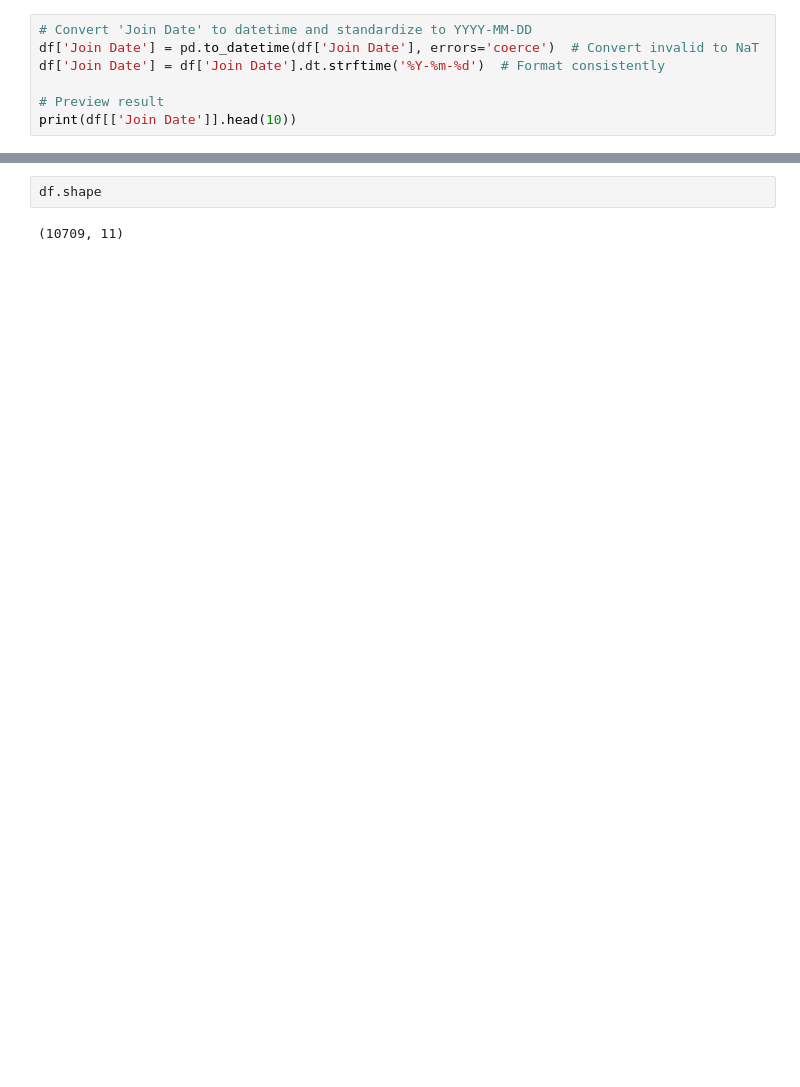
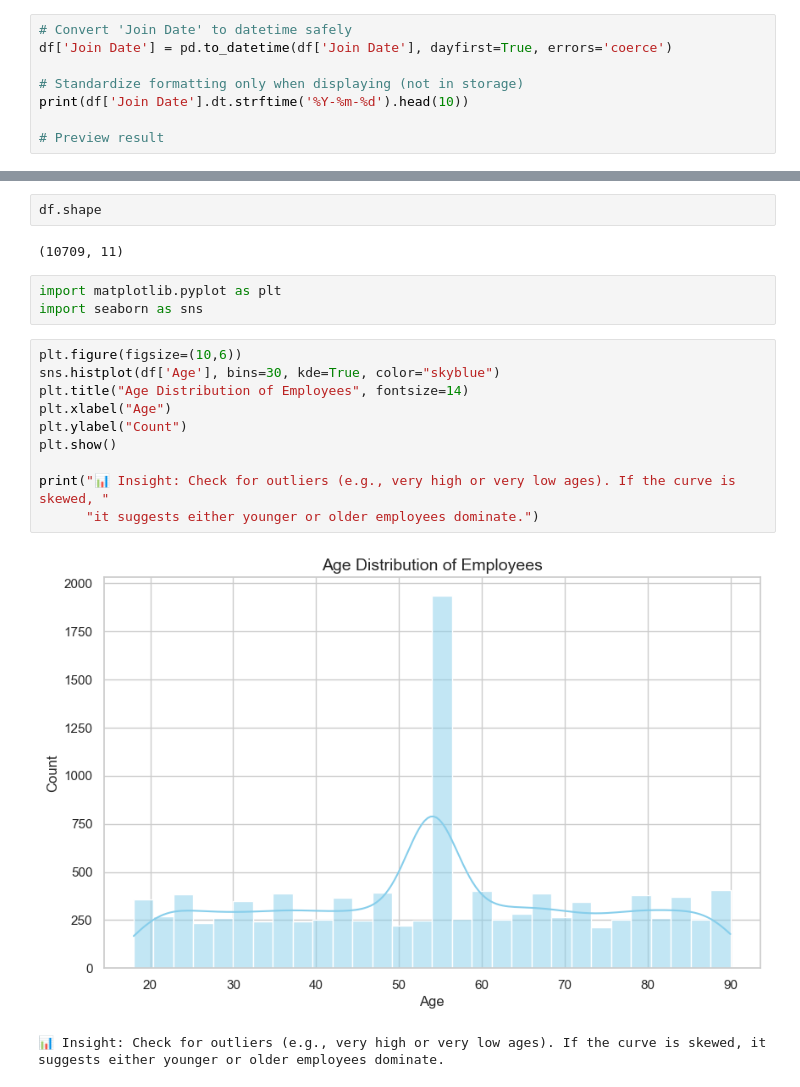
Before and after one commit to meenuzzz/Datahut-QA-Assignment, a Jupyter notebook: Datahut-QA-Assignment.ipynb, the cells around one changed output, grey strips where cells are left out. Cells and saved outputs as stored; diff of their text form; blank space fills up the shorter version.

```diff
--- a/Datahut-QA-Assignment.ipynb
+++ b/Datahut-QA-Assignment.ipynb
@@ -309,10 +309,11 @@ print(df[['Name', 'Cleaned_Name']].head(10))
 8                  Unknown           Unknown
 9               Jay Fisher        Jay Fisher
 # %%
-# Convert 'Join Date' to datetime and standardize to YYYY-MM-DD
-df['Join Date'] = pd.to_datetime(df['Join Date'], errors='coerce')  # Convert invalid to NaT
-df['Join Date'] = df['Join Date'].dt.strftime('%Y-%m-%d')  # Format consistently
+# Convert 'Join Date' to datetime safely
+df['Join Date'] = pd.to_datetime(df['Join Date'], dayfirst=True, errors='coerce')
+
+# Standardize formatting only when displaying (not in storage)
+print(df['Join Date'].dt.strftime('%Y-%m-%d').head(10))
 
 # Preview result
-print(df[['Join Date']].head(10))
 # %% [output]
@@ -518,3 +519,19 @@ df.head(5)
 df.shape
 # %% [output]
 (10709, 11)
+# %%
+import matplotlib.pyplot as plt
+import seaborn as sns
+# %%
+plt.figure(figsize=(10,6))
+sns.histplot(df['Age'], bins=30, kde=True, color="skyblue")
+plt.title("Age Distribution of Employees", fontsize=14)
+plt.xlabel("Age")
+plt.ylabel("Count")
+plt.show()
+
+print("📊 Insight: Check for outliers (e.g., very high or very low ages). If the curve is skewed, "
+      "it suggests either younger or older employees dominate.")
+# %% [output]
+[figure, added]
+📊 Insight: Check for outliers (e.g., very high or very low ages). If the curve is skewed, it suggests either younger or older employees dominate.
```
Also changed, not shown: parts of 3 cells of this notebook.
